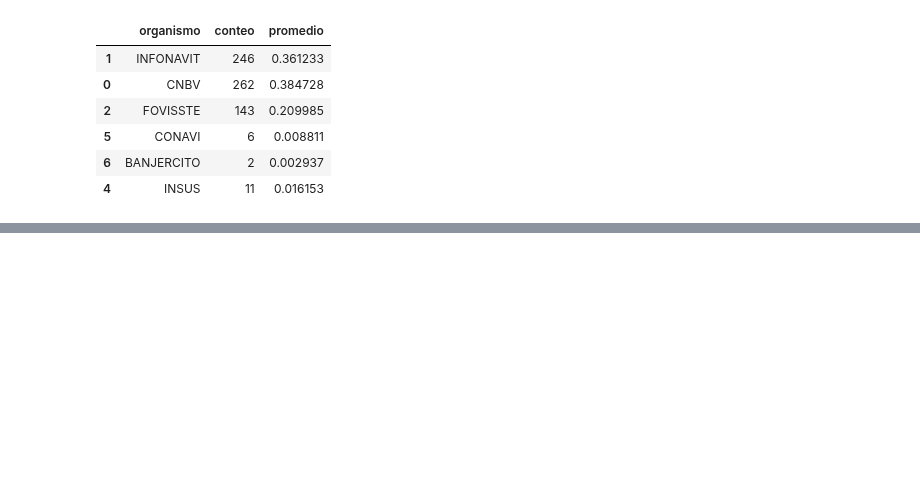
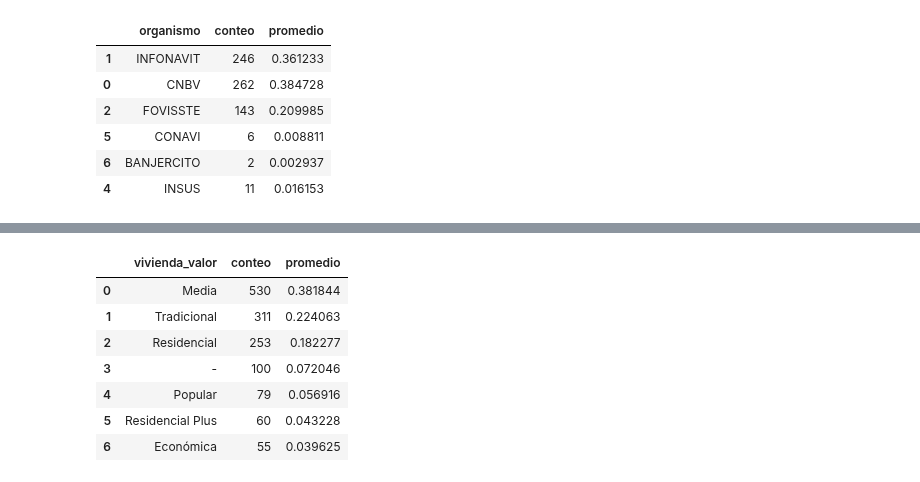
Before and after one commit to MiguelDWT4toCreativo/Datalpine, a Jupyter notebook: resources/jupyter/creditos_distribucion.ipynb, the cells around one changed output, grey strips where cells are left out. Saved outputs shown, nothing was run; the diff lists cells and outputs as text; code cells hidden in the pictures; blank space fills up the shorter version.

```diff
--- a/resources/jupyter/creditos_distribucion.ipynb
+++ b/resources/jupyter/creditos_distribucion.ipynb
@@ -1509,0 +1533,30 @@ fig.show()
+# %%
+# Convertir la columna 'organismo' a cadena de texto (str)
+finance_2022_pachuca['vivienda_valor'] = finance_2022_pachuca['vivienda_valor'].astype(str)
+# Crear un diccionario con las correspondencias entre número y categoría
+categorias = {
+    '1': 'Económica',
+    '2': 'Popular',
+    '3': 'Tradicional',
+    '4': 'Media',
+    '5': 'Residencial',
+    '6': 'Residencial Plus'
+}
+# Reemplazar los valores de 'organismo' con el texto correspondiente utilizando replace
+finance_2022_pachuca['vivienda_valor'] = finance_2022_pachuca['vivienda_valor'].replace(categorias)
+
+# Reemplazar cualquier otro número que no esté en el diccionario con '-'
+finance_2022_pachuca['vivienda_valor'] = finance_2022_pachuca['vivienda_valor'].replace(to_replace=r'^\d+$', value='-', regex=True)
+
+# Obtener el conteo de registros por cada categoría en la columna 'organismo'
+conteo_organismos = finance_2022_pachuca['vivienda_valor'].value_counts().reset_index()
+conteo_organismos.columns = ['vivienda_valor', 'conteo']
+
+# Asegurarse de que todas las categorías estén presentes en el conteo, incluso si tienen un conteo de 0
+for categoria in categorias.values():
+    if categoria not in conteo_organismos['vivienda_valor'].unique():
+        conteo_organismos = conteo_organismos.append({'vivienda_valor': categoria, 'conteo': 0}, ignore_index=True)
+
+# Ordenar el DataFrame por las categorías en orden ascendente
+conteo_organismos = conteo_organismos.sort_values(by='vivienda_valor').reset_index(drop=True)
+conteo_organismos
@@ -1509,0 +1590,20 @@ fig.show()
+# %%
+# Crear un DataFrame con el conteo de registros por cada organismo
+creditos_vivienda = finance_2022_pachuca['vivienda_valor'].value_counts().reset_index()
+creditos_vivienda.columns = ['vivienda_valor', 'conteo']
+
+# Calcular el total de registros en el DataFrame original
+total_registros = len(finance_2022_pachuca)
+
+# Calcular el promedio que ocupa cada organismo con respecto al total de registros
+creditos_vivienda['promedio'] = creditos_vivienda['conteo'] / total_registros
+creditos_vivienda
+# %% [output]
+|  | vivienda_valor | conteo | promedio |
+| 0 | Media | 530 | 0.381844 |
+| 1 | Tradicional | 311 | 0.224063 |
+| 2 | Residencial | 253 | 0.182277 |
+| 3 | - | 100 | 0.072046 |
+| 4 | Popular | 79 | 0.056916 |
+| 5 | Residencial Plus | 60 | 0.043228 |
+| 6 | Económica | 55 | 0.039625 |
```
Also changed, not shown: parts of 12 cells of this notebook, 4 other files.
